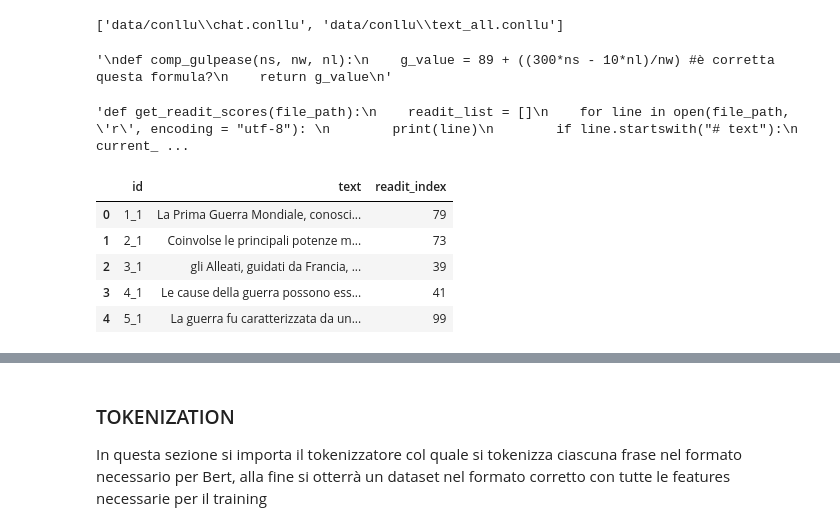
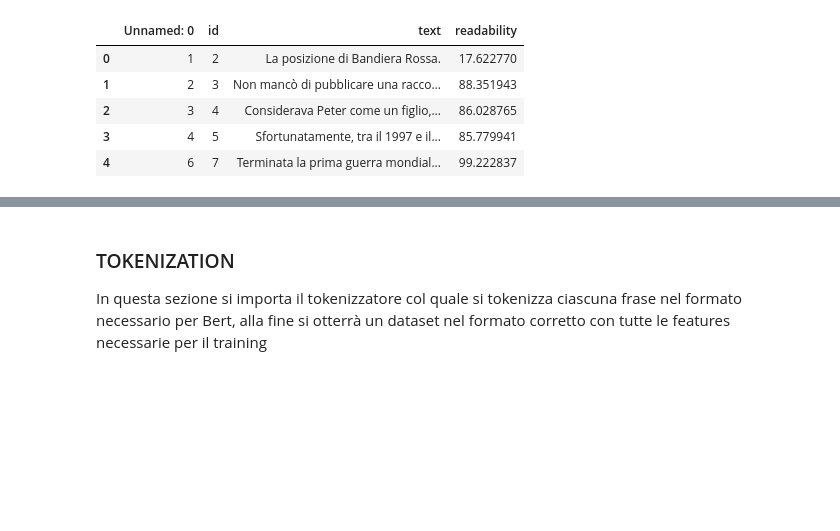
Before and after one commit to alicebergonzini/LM_pretraining, a Jupyter notebook: pretraining.ipynb, the cells around one changed output, grey strips where cells are left out. Drawn from its saved outputs; the diff is of its cells as text; code cells hidden in the pictures; blank space fills up the shorter version.

```diff
--- a/pretraining.ipynb
+++ b/pretraining.ipynb
@@ -14,60 +11,0 @@ Per ottenere un dataset che possa essere utilizzato come training del nostro lan
-# %%
-#si ottengono i path di ogni file per il pretraining e si salvano in una lista
-ds_directory = "data/conllu"
-ds_files = []
-for file_name in os.listdir(ds_directory):
-    file_path = os.path.join(ds_directory, file_name)
-    ds_files.append(file_path)
-print(ds_files)
-# %% [output]
-['data/conllu\\chat.conllu', 'data/conllu\\text_all.conllu']
-# %%
-#funzione che calcola gulpease - io in teoria userò read-it
-'''
-def comp_gulpease(ns, nw, nl):
-    g_value = 89 + ((300*ns - 10*nl)/nw) #è corretta questa formula?
-    return g_value
-'''
-# %% [output]
-'\ndef comp_gulpease(ns, nw, nl):\n    g_value = 89 + ((300*ns - 10*nl)/nw) #è corretta questa formula?\n    return g_value\n'
-# %%
-#Qui il codice per ottenere l'indicie di leggibilità
-
-SERVER_PATH = "http://api.italianlp.it"
-
-#con una post si carica il documento nel db del server e si caclcola la leggibiità
-def load_document(text):
-    r = requests.post(SERVER_PATH + '/documents/',           # carica il documento nel database del server
-                      data={'text': text,                    # durante il caricamento viene eseguita un'analisi linguistica necessaria per calcolare la leggibilita'
-                          'lang': 'IT',
-                          'extra_tasks': ["readability"]     # chiede al server di calcolare anche la leggibilità del docuemnto
-                  })
-    doc_id = r.json()['id']                                  # id del documento nel database del server, che serve per richiedere i risultati delle analisi
-    return doc_id
-
-#si fa una get per ottenere i risultati, in questo caso siamo interessati solo alla leggibilità globale
-def get_sent_readability(doc_id):
-    r = requests.get(SERVER_PATH + '/documents/details/%s' % doc_id)
-    result = r.json()
-    sent_dict = result['sentences']['data'][0]
-    sent_readability = sent_dict["readability_score_all"]        #prendiamo la leggibilità globale
-    return sent_readability
-
-def get_random_score():
-    rand_score = random.randint(0,100)
-    return rand_score
-
-#funzione per iterare su ciascuna frase
-'''def get_readit_scores(file_path):
-    readit_list = []
-    for line in open(file_path, 'r', encoding = "utf-8"):
-        print(line)
-        if line.startswith("# text"):
-            current_sent = line[9:].rstrip('\n')
-            sent_id = load_document(current_sent)
-            r_score = get_sent_readability(sent_id)
-            readit_list.append(r_score)
-    return readit_list
-'''
-# %% [output]
-'def get_readit_scores(file_path):\n    readit_list = []\n    for line in open(file_path, \'r\', encoding = "utf-8"): \n        print(line)\n        if line.startswith("# text"):\n            current_ ...
@@ -109,16 +12,11 @@ for item in ds_files:
 # %%
 #si crea un dataframe con una riga per frase, attributi: id, testo e indice di gulpease
-ds_df = pd.DataFrame(columns=["id", "text", "readit_index"])
-
-ds_df["id"] = id_list
-ds_df["text"] = text_list
-ds_df["readit_index"]  = readit_list
-
+ds_df = pd.read_csv("ds_leggibilita.csv")
 ds_df.head()
 # %% [output]
-|  | id | text | readit_index |
-| 0 | 1_1 | La Prima Guerra Mondiale, conosci... | 79 |
-| 1 | 2_1 | Coinvolse le principali potenze m... | 73 |
-| 2 | 3_1 | gli Alleati, guidati da Francia, ... | 39 |
-| 3 | 4_1 | Le cause della guerra possono ess... | 41 |
-| 4 | 5_1 | La guerra fu caratterizzata da un... | 99 |
+|  | Unnamed: 0 | id | text | readability |
+| 0 | 1 | 2 | La posizione di Bandiera Rossa. | 17.622770 |
+| 1 | 2 | 3 | Non mancò di pubblicare una racco... | 88.351943 |
+| 2 | 3 | 4 | Considerava Peter come un figlio,... | 86.028765 |
+| 3 | 4 | 5 | Sfortunatamente, tra il 1997 e il... | 85.779941 |
+| 4 | 6 | 7 | Terminata la prima guerra mondial... | 99.222837 |
```
Also changed, not shown: parts of 10 cells of this notebook.
